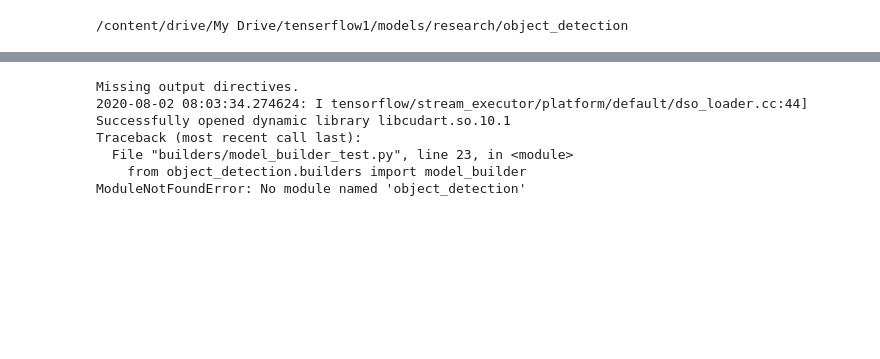
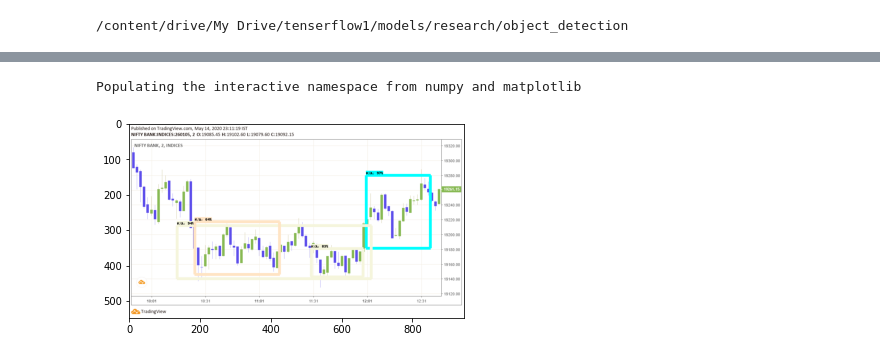
Before and after one commit to 9834703848/STOCK-CHART-PATTERN-USING-COMPUTER-VISION, a Jupyter notebook: Untitled39.ipynb, the cells around one changed output, grey strips where cells are left out. Cells and saved outputs as stored; diff of their text form; code cells hidden in the pictures; blank space fills up the shorter version.

```diff
--- a/Untitled39.ipynb
+++ b/Untitled39.ipynb
@@ -211,6 +207,7 @@ import cv2
 import numpy as np
 import tensorflow as tf
 import sys
+import matplotlib.pyplot as plt
 
 # This is needed since the notebook is stored in the object_detection folder.
 sys.path.append("..")
@@ -220,8 +217,8 @@ from utils import label_map_util
 from utils import visualization_utils as vis_util
 
 # Name of the directory containing the object detection module we're using
-MODEL_NAME = 'inference_graph'
-IMAGE_NAME = 'test1.jpg'
+MODEL_NAME = 'shrinath'
+IMAGE_NAME = '/content/0qk61ukD.png'
 
 # Grab path to current working directory
 CWD_PATH = os.getcwd()
@@ -279,39 +276,47 @@ num_detections = detection_graph.get_tensor_by_name('num_detections:0')
 # Load image using OpenCV and
 # expand image dimensions to have shape: [1, None, None, 3]
 # i.e. a single-column array, where each item in the column has the pixel RGB value
 image = cv2.imread(PATH_TO_IMAGE)
 image_rgb = cv2.cvtColor(image, cv2.COLOR_BGR2RGB)
 image_expanded = np.expand_dims(image_rgb, axis=0)
 
 # Perform the actual detection by running the model with the image as input
 (boxes, scores, classes, num) = sess.run(
     [detection_boxes, detection_scores, detection_classes, num_detections],
     feed_dict={image_tensor: image_expanded})
 
 # Draw the results of the detection (aka 'visulaize the results')
 
 vis_util.visualize_boxes_and_labels_on_image_array(
     image,
     np.squeeze(boxes),
     np.squeeze(classes).astype(np.int32),
     np.squeeze(scores),
     category_index,
     use_normalized_coordinates=True,
     line_thickness=8,
     min_score_thresh=0.60)
 
 # All the results have been drawn on image. Now display the image.
-cv2.imshow('Object detector', image)
+#cv2.imshow('Object detector', image)
 
 # Press any key to close the image
-cv2.waitKey(0)
+#cv2.waitKey(0)
 
 # Clean up
-cv2.destroyAllWindows()
+#cv2.destroyAllWindows()
+
+
+# load image using cv2....and do processing.
+#plt.imshow(cv2.cvtColor(image, cv2.COLOR_BGR2RGB))
+# as opencv loads in BGR format by default, we want to show it in RGB.
+#plt.show()
+%pylab inline
+import matplotlib.pyplot as plt
+import matplotlib.image as mpimg
+#img=mpimg.imread('your_image.png')
+imgplot = plt.imshow(image)
+plt.show()
 # %% [output]
-Missing output directives.
-2020-08-02 08:03:34.274624: I tensorflow/stream_executor/platform/default/dso_loader.cc:44] Successfully opened dynamic library libcudart.so.10.1
-Traceback (most recent call last):
-  File "builders/model_builder_test.py", line 23, in <module>
-    from object_detection.builders import model_builder
-ModuleNotFoundError: No module named 'object_detection'
+Populating the interactive namespace from numpy and matplotlib
+[figure, added]
```
Also changed, not shown: parts of 31 cells of this notebook.
